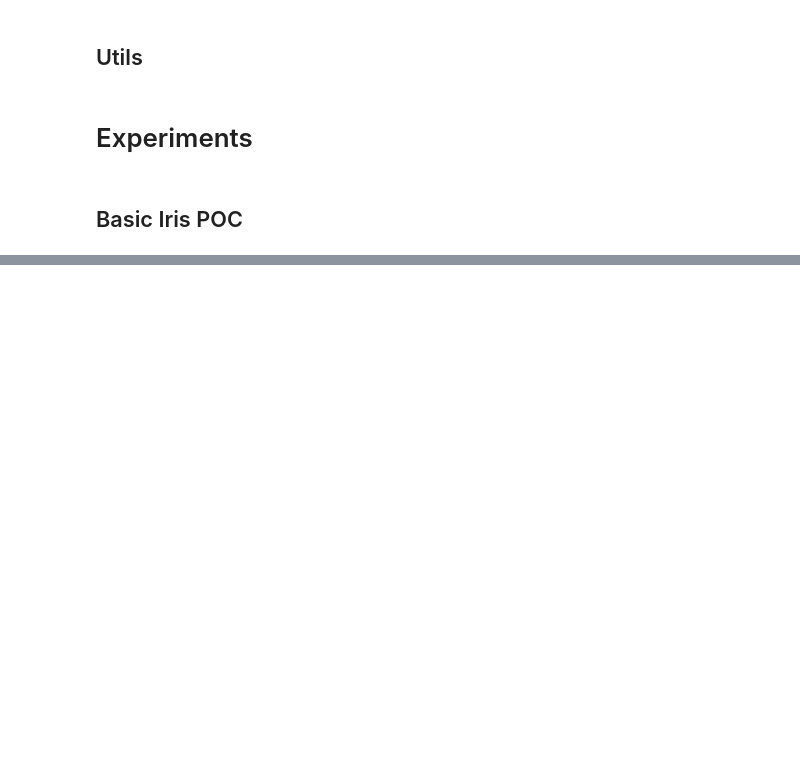
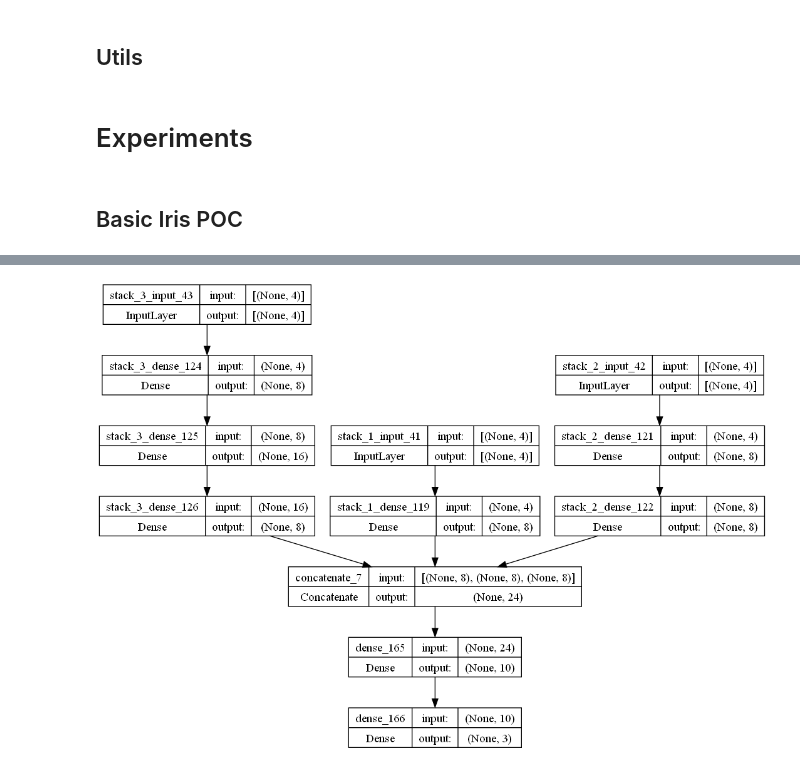
Before and after one commit to Ichtiostega/masters-project, a Jupyter notebook: MastersProject.ipynb, the cells around one changed output, grey strips where cells are left out. Cells and saved outputs as stored; diff of their text form; code cells hidden in the pictures; blank space fills up the shorter version.

```diff
--- a/MastersProject.ipynb
+++ b/MastersProject.ipynb
@@ -130,0 +200,19 @@ histories = {
+# %%
+# iris_stacked_model = define_stacked_model(
+#     [model_data[1] for model_data in iris_models_data], [10, 3]
+# )
+# iris_stacked_history = stacked_fit(
+#     iris_stacked_model,
+#     xtr,
+#     ytr,
+#     validation_data=(xts, yts),
+#     epochs=25,
+#     batch_size=10,
+#     verbose=0,
+# ).history
+# model_save('stacked_iris', iris_stacked_model, iris_stacked_history)
+iris_stacked_model, iris_stacked_history = model_load("stacked_iris")
+# %%
+kutils.plot_model(iris_stacked_model, show_shapes=True)
+# %% [output]
+[figure, added]
```
Also changed, not shown: parts of 19 cells of this notebook, 16 other files.
